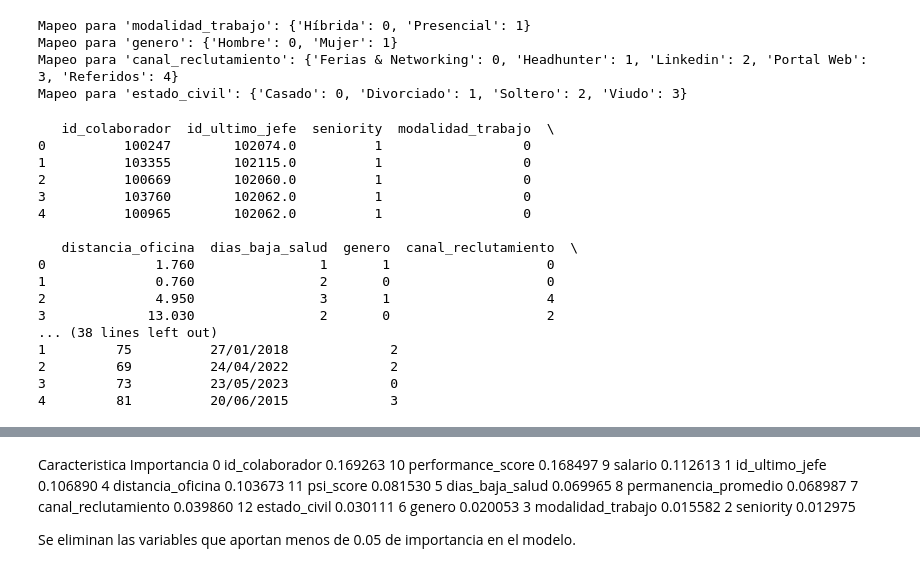
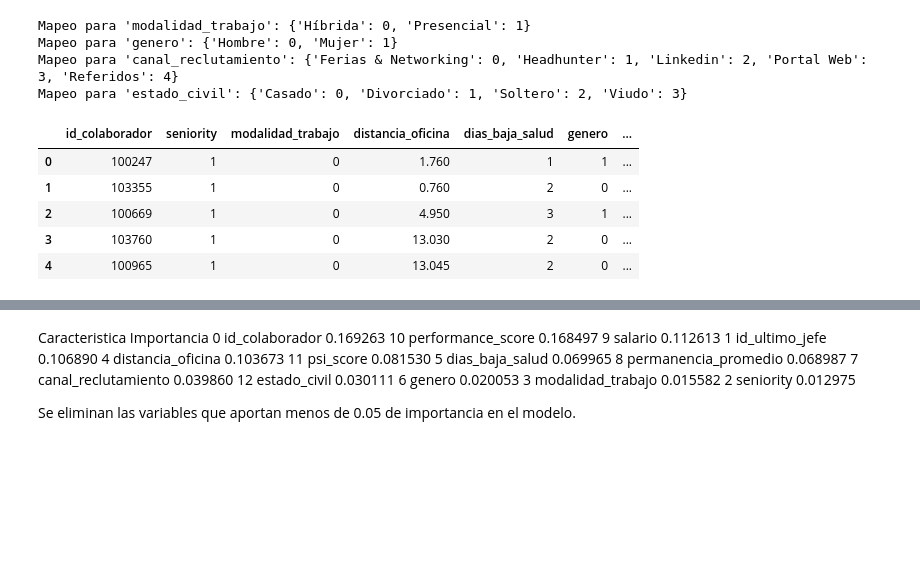
Before and after one commit to Freakscode/hackaton-indra, a Jupyter notebook: datos_hackaton/Algorithms.ipynb, the cells around one changed output, grey strips where cells are left out. Drawn from its saved outputs; the diff is of its cells as text; code cells hidden in the pictures; blank space fills up the shorter version.

```diff
--- a/datos_hackaton/Algorithms.ipynb
+++ b/datos_hackaton/Algorithms.ipynb
@@ -66,22 +77,11 @@ Mapeo para 'genero': {'Hombre': 0, 'Mujer': 1}
 Mapeo para 'canal_reclutamiento': {'Ferias & Networking': 0, 'Headhunter': 1, 'Linkedin': 2, 'Portal Web': 3, 'Referidos': 4}
 Mapeo para 'estado_civil': {'Casado': 0, 'Divorciado': 1, 'Soltero': 2, 'Viudo': 3}
 # %%
-print(data_train.head(5))
+data_train.head(5)
 # %% [output]
-   id_colaborador  id_ultimo_jefe  seniority  modalidad_trabajo  \
-0          100247        102074.0          1                  0
-1          103355        102115.0          1                  0
-2          100669        102060.0          1                  0
-3          103760        102062.0          1                  0
-4          100965        102062.0          1                  0
-
-   distancia_oficina  dias_baja_salud  genero  canal_reclutamiento  \
-0              1.760                1       1                    0
-1              0.760                2       0                    0
-2              4.950                3       1                    4
-3             13.030                2       0                    2
-... (38 lines left out)
-1         75          27/01/2018             2
-2         69          24/04/2022             2
-3         73          23/05/2023             0
-4         81          20/06/2015             3
+|  | id_colaborador | seniority | modalidad_trabajo | distancia_oficina | dias_baja_salud | genero | ... |
+| 0 | 100247 | 1 | 0 | 1.760 | 1 | 1 | ... |
+| 1 | 103355 | 1 | 0 | 0.760 | 2 | 0 | ... |
+| 2 | 100669 | 1 | 0 | 4.950 | 3 | 1 | ... |
+| 3 | 103760 | 1 | 0 | 13.030 | 2 | 0 | ... |
+| 4 | 100965 | 1 | 0 | 13.045 | 2 | 0 | ... |
```
Also changed, not shown: parts of 12 cells of this notebook, 2 other files.
